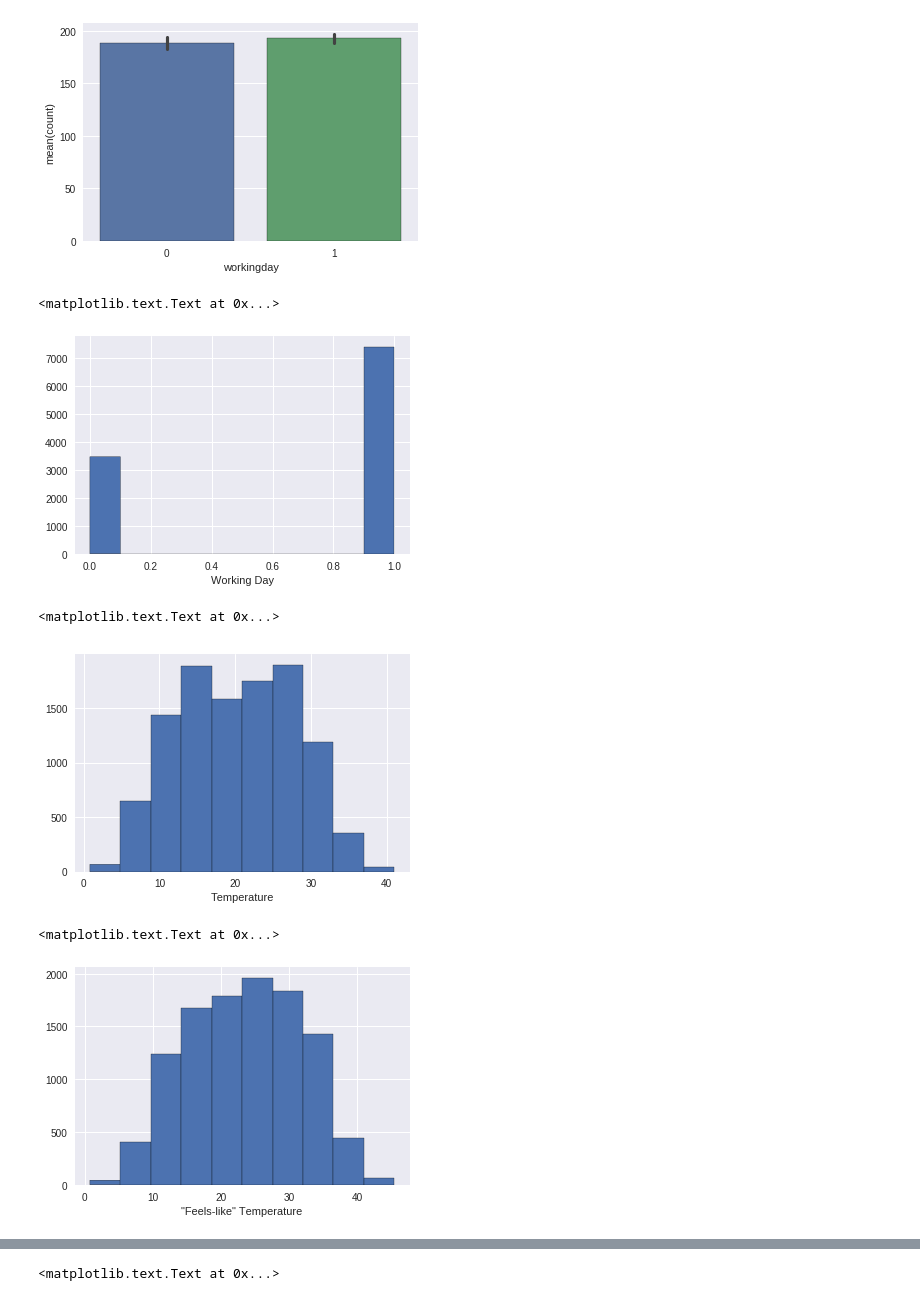
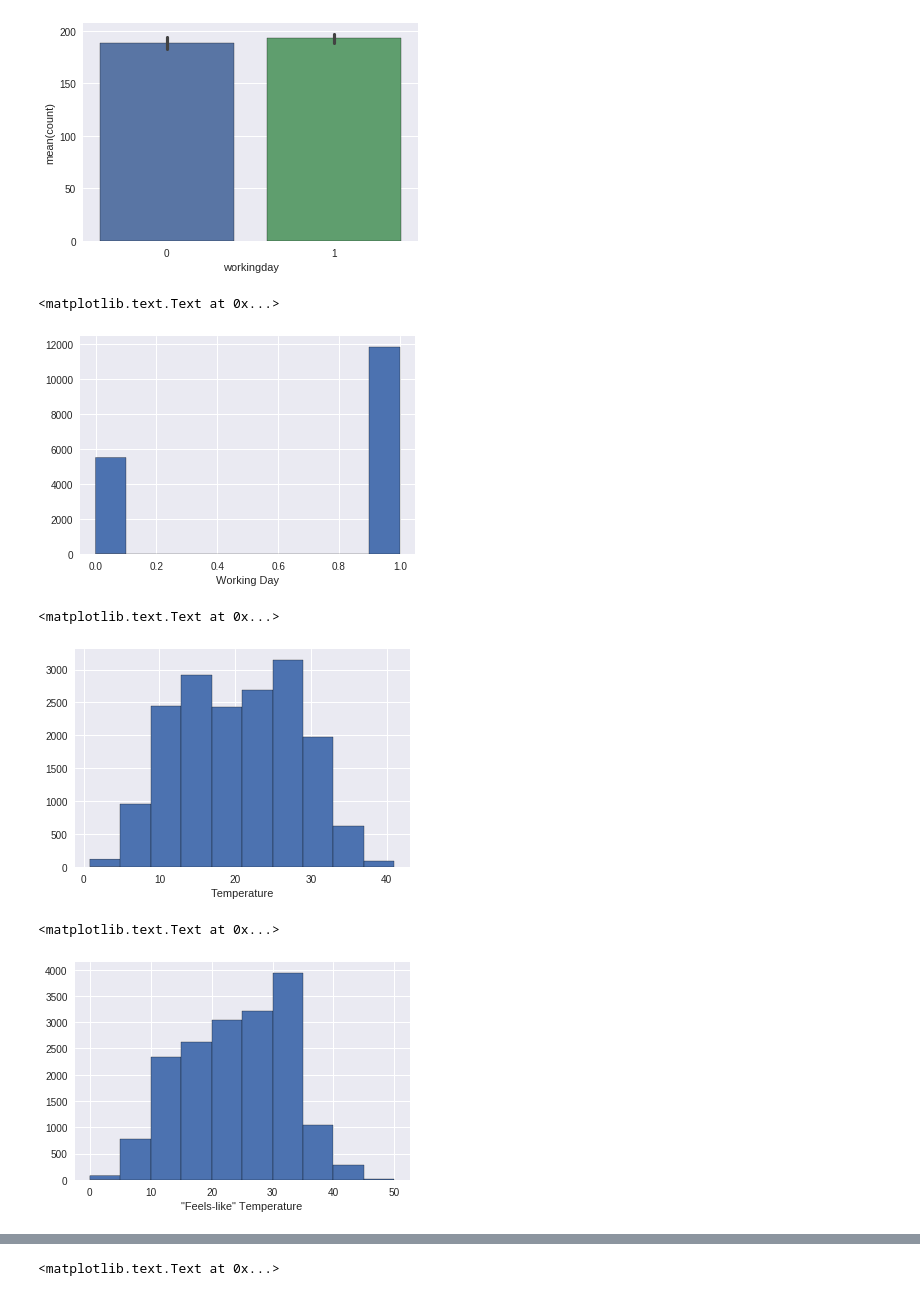
Before and after one commit to ranamihir/machine_learning_basics, a Jupyter notebook: Kaggle/Bike Sharing Demand/model.ipynb, the cells around one changed output, grey strips where cells are left out. Cells and saved outputs as stored; diff of their text form; code cells hidden in the pictures.

```diff
--- a/Kaggle/Bike Sharing Demand/model.ipynb
+++ b/Kaggle/Bike Sharing Demand/model.ipynb
@@ -51,3 +59,5 @@ casual        False
 registered    False
 count         False
 dtype: bool
+# %%
+data = train_data.append(test_data, ignore_index=True)
@@ -53,0 +93,4 @@ dtype: bool
+# %%
+data['registered'].fillna(0, inplace=True)
+data['casual'].fillna(0, inplace=True)
+data['count'].fillna(0, inplace=True)
@@ -122,21 +203,21 @@ sns.barplot(y=train_data['count'], x=train_data['workingday'])
 <matplotlib.axes._subplots.AxesSubplot at 0x...>
 [figure]
 # %%
-plt.hist('workingday', data=train_data)
+plt.hist('workingday', data=data)
 plt.xlabel('Working Day')
 # %% [output]
 <matplotlib.text.Text at 0x...>
-[figure, old version]
+[figure, new version]
 # %%
-plt.hist('temp', data=train_data)
+plt.hist('temp', data=data)
 plt.xlabel('Temperature')
 # %% [output]
 <matplotlib.text.Text at 0x...>
-[figure, old version]
+[figure, new version]
 # %%
-plt.hist('atemp', data=train_data)
+plt.hist('atemp', data=data)
 plt.xlabel('"Feels-like" Temperature')
 # %% [output]
 <matplotlib.text.Text at 0x...>
-[figure, old version]
+[figure, new version]
 # %%
```
Also changed, not shown: parts of 46 cells of this notebook.
